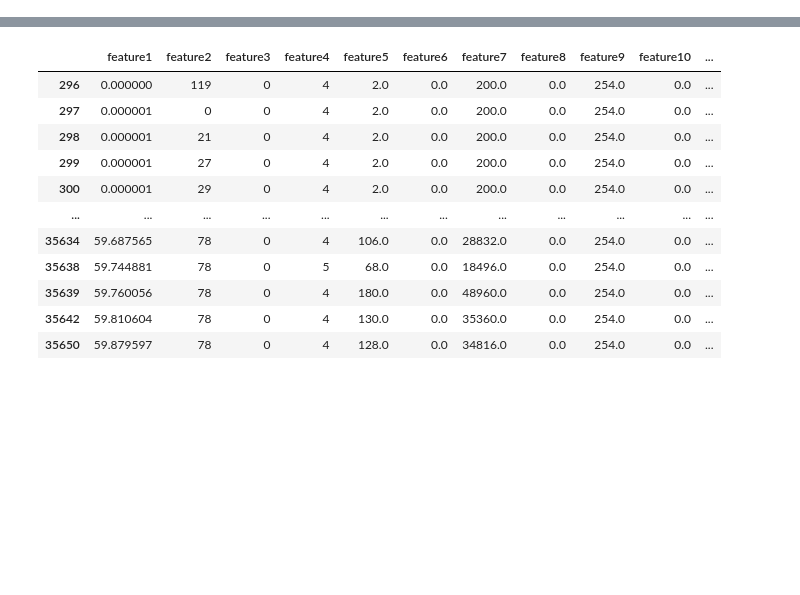
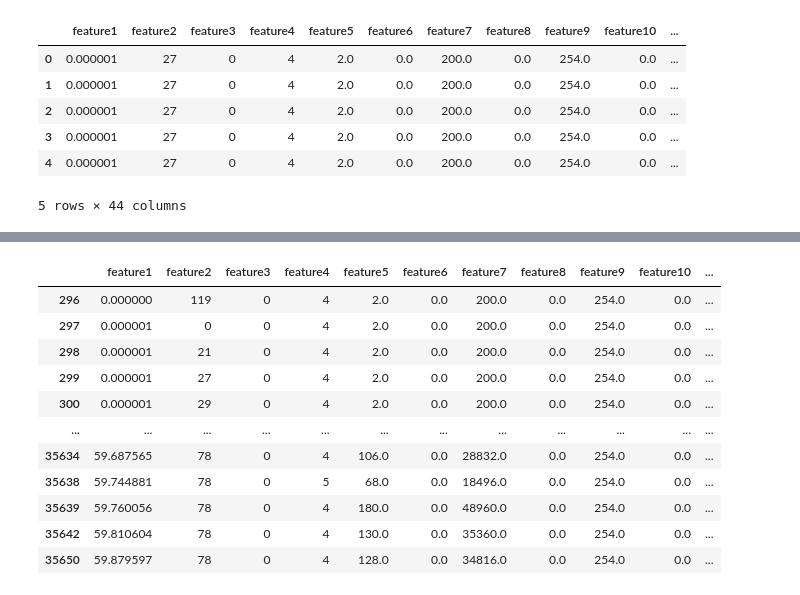
Before and after one commit to DASC-CompetitiveDS/MLOpsVN, a Jupyter notebook: src/notebooks/drift_survey.ipynb, the cells around one changed output, grey strips where cells are left out. Cells and saved outputs as stored; diff of their text form; code cells hidden in the pictures; blank space fills up the shorter version.

```diff
--- a/src/notebooks/drift_survey.ipynb
+++ b/src/notebooks/drift_survey.ipynb
@@ -15,6 +31,9 @@ from plotly import express as px
 link_data_test = '../../data/captured_data/phase-2/prob-2/'
 uncertain_data = '../../data/captured_data/phase-2/prob-2/processed/'
 train_data = '../../data/train_data/phase-2/prob-2/train_x.parquet'
-y_data = '../../data/train_data/phase-2/prob-2/train_y.parquet'
+valid_data = '../../data/train_data/phase-2/prob-2/test_x.parquet'
+raw_data = '../../data/raw_data/phase-2/prob-2/raw_train.parquet'
+y_train_data = '../../data/train_data/phase-2/prob-2/train_y.parquet'
+y_valid_data = '../../data/train_data/phase-2/prob-2/test_y.parquet'
 # %%
 train_x = pd.read_parquet(train_data)
@@ -28,0 +117,11 @@ for file_path in os.listdir(link_data_test):
+# %%
+train_dup_test = train_x.merge(test_idx_train_dup, how='inner', on=feature_columns)
+train_dup_test
+# %% [output]
+|  | feature1 | feature2 | feature3 | feature4 | feature5 | feature6 | feature7 | feature8 | feature9 | feature10 | ... |
+| 0 | 0.000001 | 27 | 0 | 4 | 2.0 | 0.0 | 200.0 | 0.0 | 254.0 | 0.0 | ... |
+| 1 | 0.000001 | 27 | 0 | 4 | 2.0 | 0.0 | 200.0 | 0.0 | 254.0 | 0.0 | ... |
+| 2 | 0.000001 | 27 | 0 | 4 | 2.0 | 0.0 | 200.0 | 0.0 | 254.0 | 0.0 | ... |
+| 3 | 0.000001 | 27 | 0 | 4 | 2.0 | 0.0 | 200.0 | 0.0 | 254.0 | 0.0 | ... |
+| 4 | 0.000001 | 27 | 0 | 4 | 2.0 | 0.0 | 200.0 | 0.0 | 254.0 | 0.0 | ... |
+5 rows × 44 columns
```
Also changed, not shown: parts of 18 cells of this notebook, 13 other files.
